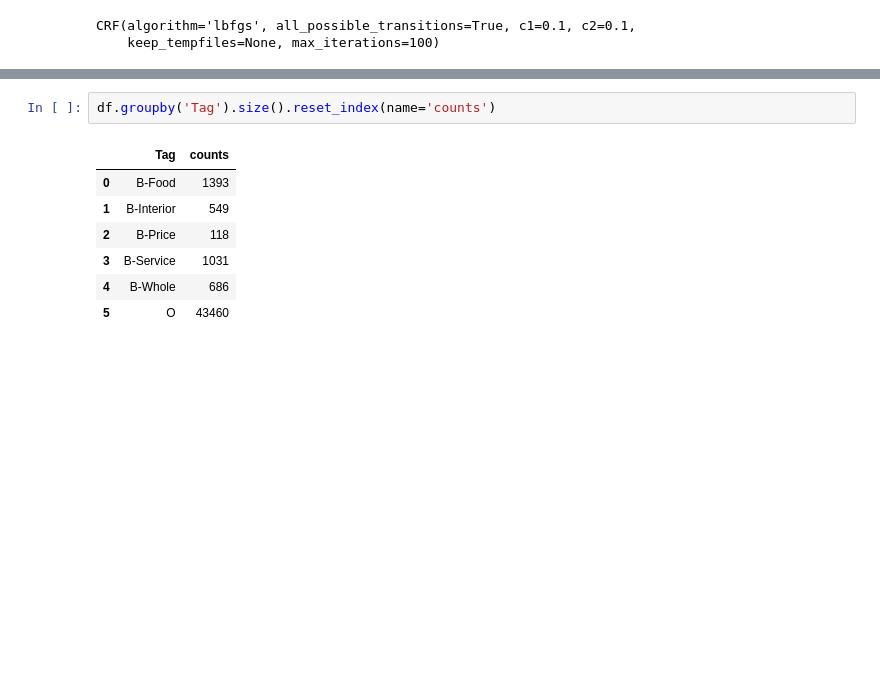
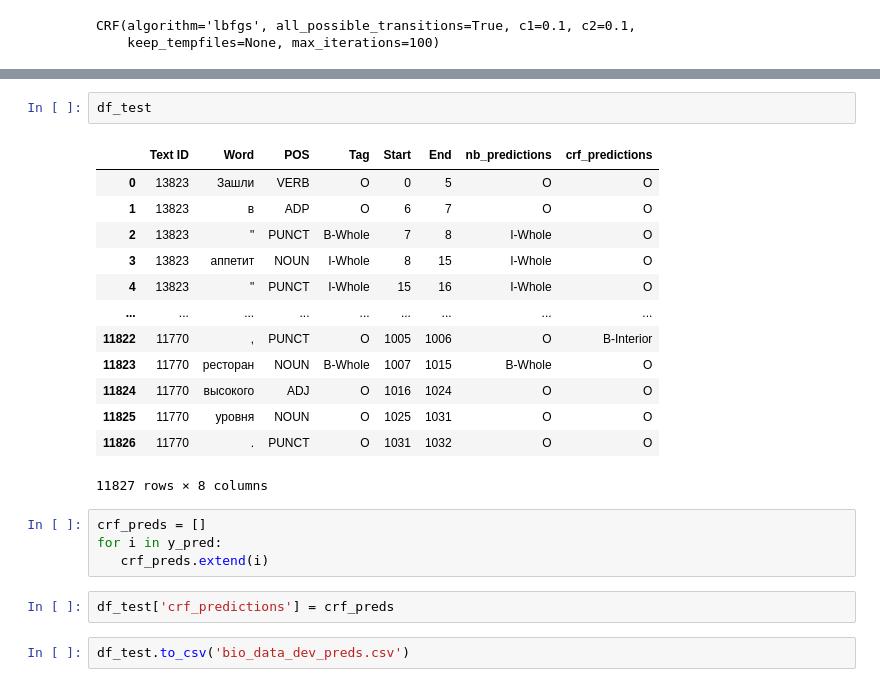
Before and after one commit to aaaksenova/NLP_ABSA_project, a Jupyter notebook: NLP_project.ipynb, the cells around one changed output, grey strips where cells are left out. Saved outputs shown, nothing was run; the diff lists cells and outputs as text; blank space fills up the shorter version.

```diff
--- a/NLP_project.ipynb
+++ b/NLP_project.ipynb
@@ -407,13 +622,27 @@ weighted avg       1.00      1.00      1.00         4
-# %%
-df.groupby('Tag').size().reset_index(name='counts')
-# %% [output]
-|  | Tag | counts |
-| 0 | B-Food | 1393 |
-| 1 | B-Interior | 549 |
-| 2 | B-Price | 118 |
-| 3 | B-Service | 1031 |
-| 4 | B-Whole | 686 |
-| 5 | O | 43460 |
+# %%
+df_test
+# %% [output]
+|  | Text ID | Word | POS | Tag | Start | End | nb_predictions | crf_predictions |
+| 0 | 13823 | Зашли | VERB | O | 0 | 5 | O | O |
+| 1 | 13823 | в | ADP | O | 6 | 7 | O | O |
+| 2 | 13823 | " | PUNCT | B-Whole | 7 | 8 | I-Whole | O |
+| 3 | 13823 | аппетит | NOUN | I-Whole | 8 | 15 | I-Whole | O |
+| 4 | 13823 | " | PUNCT | I-Whole | 15 | 16 | I-Whole | O |
+| ... | ... | ... | ... | ... | ... | ... | ... | ... |
+| 11822 | 11770 | , | PUNCT | O | 1005 | 1006 | O | B-Interior |
+| 11823 | 11770 | ресторан | NOUN | B-Whole | 1007 | 1015 | B-Whole | O |
+| 11824 | 11770 | высокого | ADJ | O | 1016 | 1024 | O | O |
+| 11825 | 11770 | уровня | NOUN | O | 1025 | 1031 | O | O |
+| 11826 | 11770 | . | PUNCT | O | 1031 | 1032 | O | O |
+11827 rows × 8 columns
+# %%
+crf_preds = []
+for i in y_pred:
+   crf_preds.extend(i)
+# %%
+df_test['crf_predictions'] = crf_preds
+# %%
+df_test.to_csv('bio_data_dev_preds.csv')
 # %%
 def print_state_features(state_features):
     for (attr, label), weight in state_features:
```
Also changed, not shown: parts of 47 cells of this notebook.
